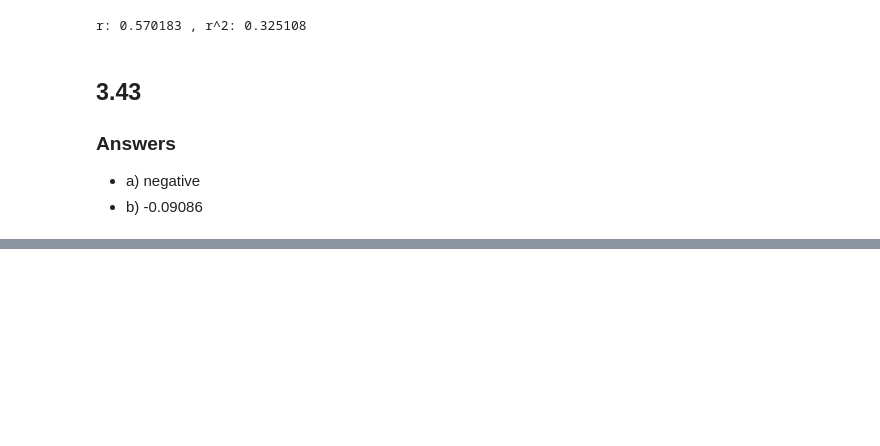
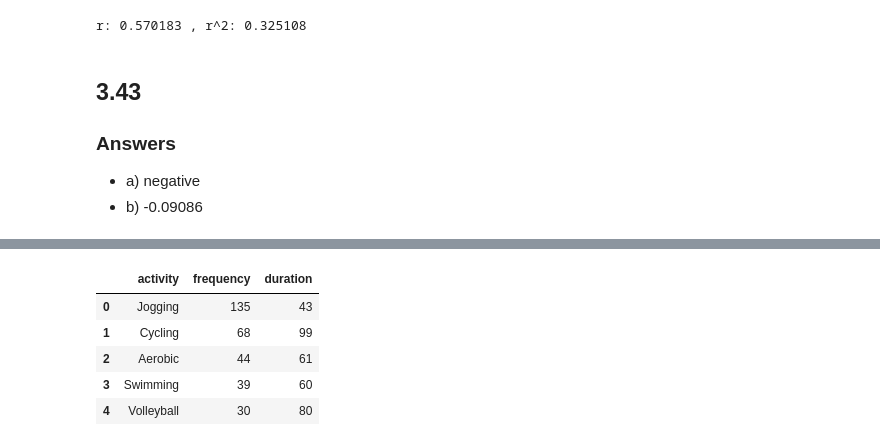
Before and after one commit to rickhaffey/stats-rams, a Jupyter notebook: exercises/Chapter 03 - Exercises.ipynb, the cells around one changed output, grey strips where cells are left out. Cells and saved outputs as stored; diff of their text form; code cells hidden in the pictures; blank space fills up the shorter version.

```diff
--- a/exercises/Chapter 03 - Exercises.ipynb
+++ b/exercises/Chapter 03 - Exercises.ipynb
@@ -655,0 +796,10 @@ r: 0.570183 , r^2: 0.325108
+# %%
+sports = pd.read_table("../data/ch03/Japansports.dat", names=["activity", "frequency", "duration"])
+sports.head()
+# %% [output]
+|  | activity | frequency | duration |
+| 0 | Jogging | 135 | 43 |
+| 1 | Cycling | 68 | 99 |
+| 2 | Aerobic | 44 | 61 |
+| 3 | Swimming | 39 | 60 |
+| 4 | Volleyball | 30 | 80 |
```
Also changed, not shown: parts of 33 cells of this notebook, 1 other file.
